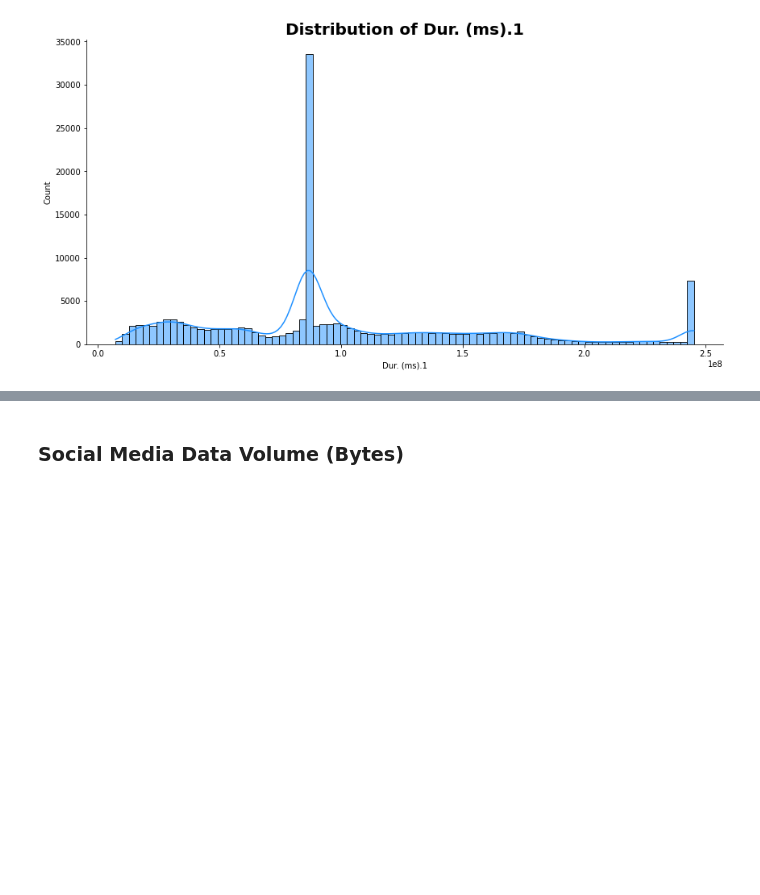
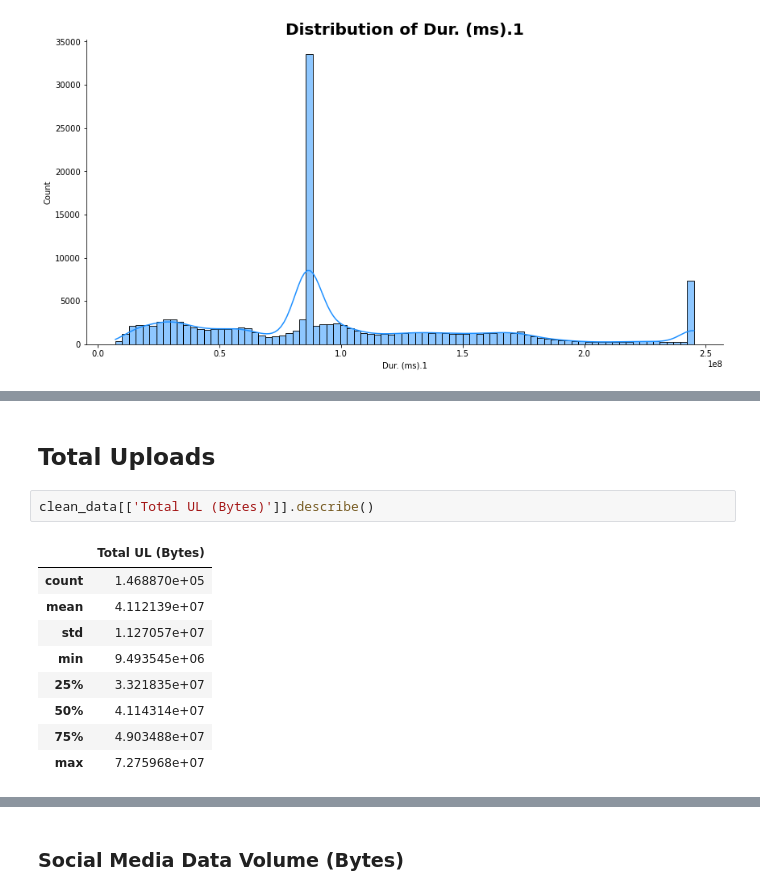
Before and after one commit to gezish/TellCo-UserDataAnalytics, a Jupyter notebook: notebooks/user_overview_analysis.ipynb, the cells around one changed output, grey strips where cells are left out. Cells and saved outputs as stored; diff of their text form; blank space fills up the shorter version.

```diff
--- a/notebooks/user_overview_analysis.ipynb
+++ b/notebooks/user_overview_analysis.ipynb
@@ -172,0 +187,14 @@ plot_hist(clean_data, 'Dur. (ms).1', 'dodgerblue')
+# %% [markdown]
+## Total Uploads
+# %%
+clean_data[['Total UL (Bytes)']].describe()
+# %% [output]
+|  | Total UL (Bytes) |
+| count | 1.468870e+05 |
+| mean | 4.112139e+07 |
+| std | 1.127057e+07 |
+| min | 9.493545e+06 |
+| 25% | 3.321835e+07 |
+| 50% | 4.114314e+07 |
+| 75% | 4.903488e+07 |
+| max | 7.275968e+07 |
```
Also changed, not shown: parts of 9 cells of this notebook.
